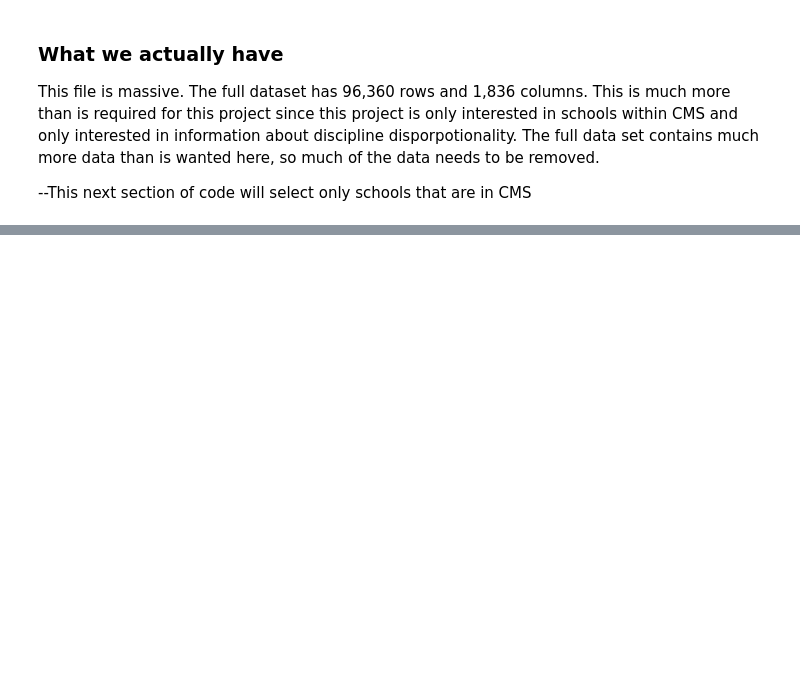
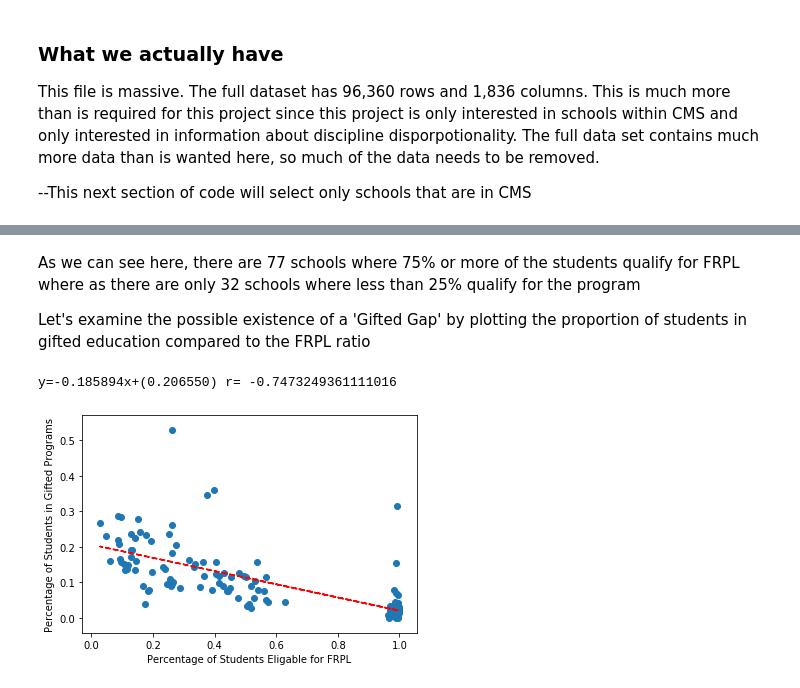
Before and after one commit to bentondavidl/School-Data-Science, a Jupyter notebook: CMS Discipline Information.ipynb, the cells around one changed output, grey strips where cells are left out. Saved outputs shown, nothing was run; the diff lists cells and outputs as text; code cells hidden in the pictures; blank space fills up the shorter version.

```diff
--- a/CMS Discipline Information.ipynb
+++ b/CMS Discipline Information.ipynb
@@ -26,0 +27,3 @@ full_data.shape
+# %%
+nces_cms_data = pd.read_csv('Data Files\\Data Files and Layouts\\NCES CMS Data.csv', encoding='windows-1252', index_col='SCH_NAME')
+nces_cms_data.shape
@@ -32,6 +37,7 @@ This file is massive. The full dataset has 96,360 rows and 1,836 columns. This i
 --This next section of code will select only schools that are in CMS
 # %%
 cms_schools = full_data[63467:63635]
-print(cms_schools.head())
-cms_schools.shape
+
+cms_data = pd.concat([cms_schools,nces_cms_data], axis=1, join='inner', sort=False)
+cms_data.shape
 # %% [output]
@@ -63,0 +84,11 @@ This first cell will show the break down of total enrollement based on grade.
+# %%
+count = 0
+print("Low FRPL Ratio:")
+print('---')
+for i, school in cms_data.iterrows():
+    frpl_ratio = (pd.to_numeric(school[1859])+pd.to_numeric(school[1858]))/pd.to_numeric(school[1855])
+    if frpl_ratio < .25:
+        count = count + 1
+        print(i, '\t\t', frpl_ratio)
+print()
+print('High FRPL Schools:', count)
@@ -63,0 +113,32 @@ This first cell will show the break down of total enrollement based on grade.
+# %% [markdown]
+As we can see here, there are 77 schools where 75% or more of the students qualify for FRPL where as there are only 32 schools where less than 25% qualify for the program
+
+Let's examine the possible existence of a 'Gifted Gap' by plotting the proportion of students in gifted education compared to the FRPL ratio
+# %%
+frpl_ratio_list = []
+gifted_ratio_list = []
+for i, school in cms_data.iterrows():
+    frpl_ratio_list.append((pd.to_numeric(school[1859])+pd.to_numeric(school[1858]))/pd.to_numeric(school[1855]))
+    gifted_ratio_list.append((pd.to_numeric(school[161])+pd.to_numeric(school[162]))/(pd.to_numeric(school[68])+pd.to_numeric(school[69])))
+    if(gifted_ratio_list[-1] < 0):
+        gifted_ratio_list[-1] = 0
+
+frpl_ratios = pd.Series(frpl_ratio_list, index=cms_data.index)
+gifted_ratios = pd.Series(gifted_ratio_list, index=cms_data.index)
+
+r = frpl_ratios.corr(gifted_ratios)
+
+plt.scatter(frpl_ratios, gifted_ratios)
+
+z = np.polyfit(frpl_ratios, gifted_ratios, 1)
+p = np.poly1d(z)
+plt.plot(frpl_ratios,p(frpl_ratios),"r--")
+print ("y=%.6fx+(%.6f)"%(z[0],z[1]), 'r=',r)
+
+plt.xlabel('Percentage of Students Eligable for FRPL')
+plt.ylabel('Percentage of Students in Gifted Programs')
+
+plt.show()
+# %% [output]
+y=-0.185894x+(0.206550) r= -0.7473249361111016
+[figure, added]
```
Also changed, not shown: parts of 8 cells of this notebook.
